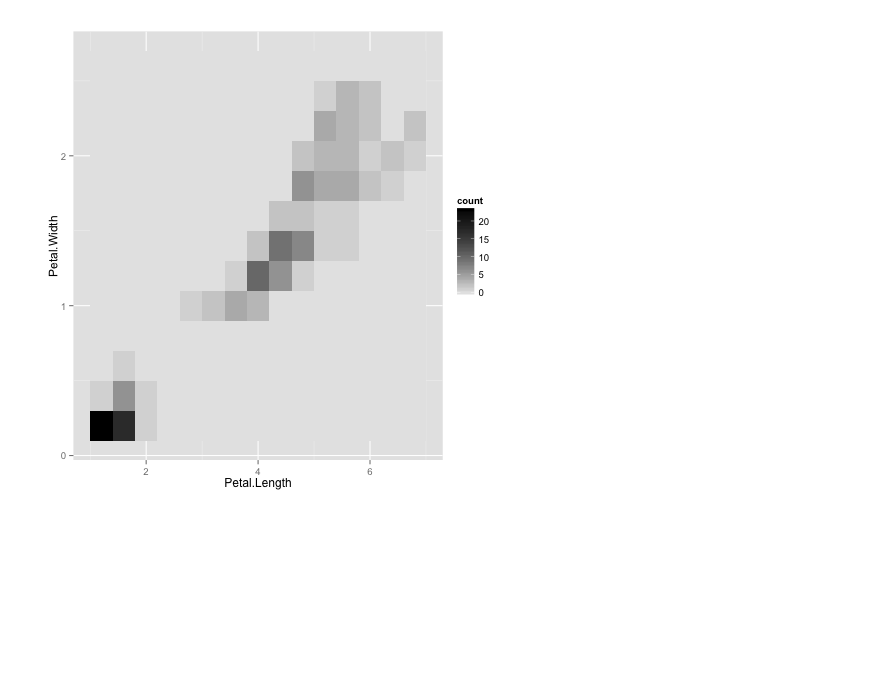
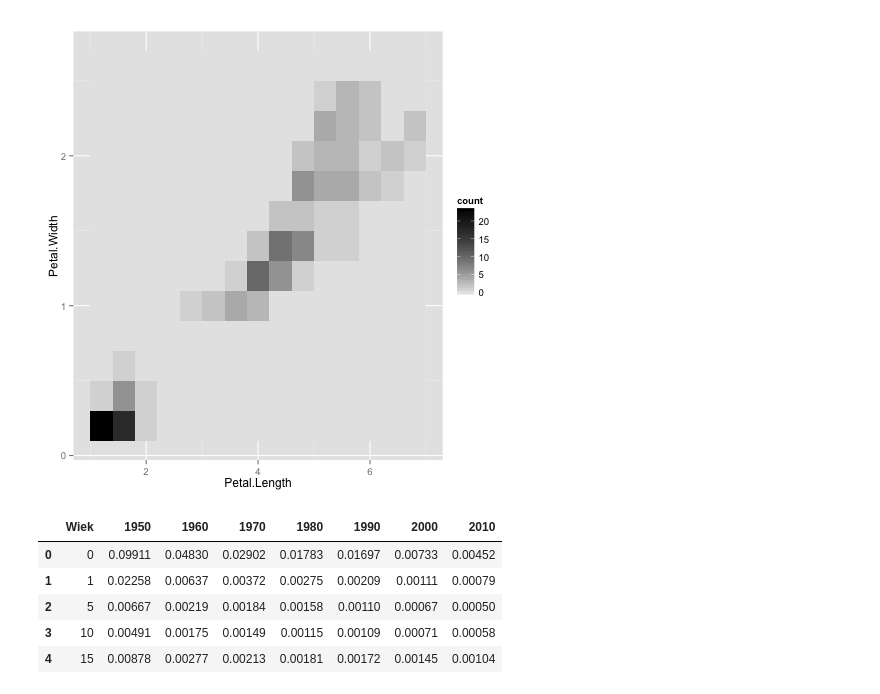
Before and after one commit to DELabUW/szkola-letnia-2015, a Jupyter notebook: zajecia/deser_r_dplyr_ggplot.ipynb, the cells around one changed output. Cells and saved outputs as stored; diff of their text form; code cells hidden in the pictures; blank space fills up the shorter version.

```diff
--- a/zajecia/deser_r_dplyr_ggplot.ipynb
+++ b/zajecia/deser_r_dplyr_ggplot.ipynb
@@ -78,0 +78,9 @@ ggplot(iris, aes(x=Petal.Length, y=Petal.Width)) +
+# %%
+df_pyt.head()
+# %% [output]
+|  | Wiek | 1950 | 1960 | 1970 | 1980 | 1990 | 2000 | 2010 |
+| 0 | 0 | 0.09911 | 0.04830 | 0.02902 | 0.01783 | 0.01697 | 0.00733 | 0.00452 |
+| 1 | 1 | 0.02258 | 0.00637 | 0.00372 | 0.00275 | 0.00209 | 0.00111 | 0.00079 |
+| 2 | 5 | 0.00667 | 0.00219 | 0.00184 | 0.00158 | 0.00110 | 0.00067 | 0.00050 |
+| 3 | 10 | 0.00491 | 0.00175 | 0.00149 | 0.00115 | 0.00109 | 0.00071 | 0.00058 |
+| 4 | 15 | 0.00878 | 0.00277 | 0.00213 | 0.00181 | 0.00172 | 0.00145 | 0.00104 |
```
Also changed, not shown: parts of 15 cells of this notebook.
